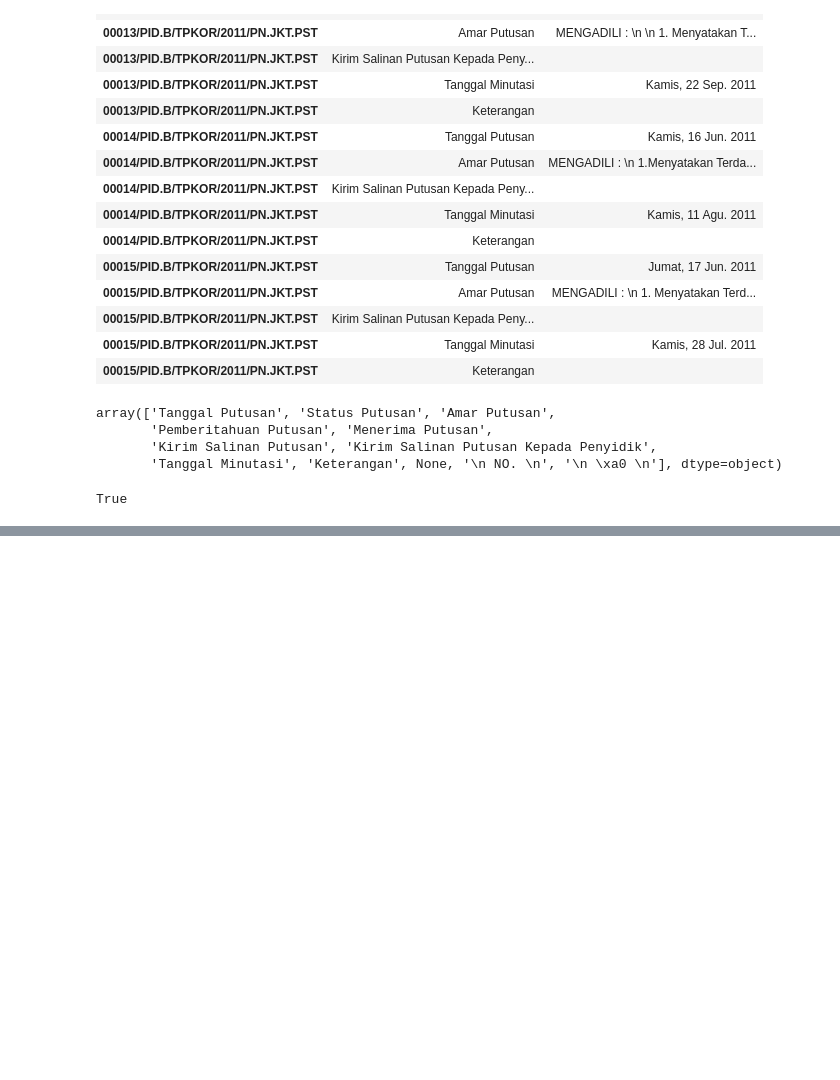
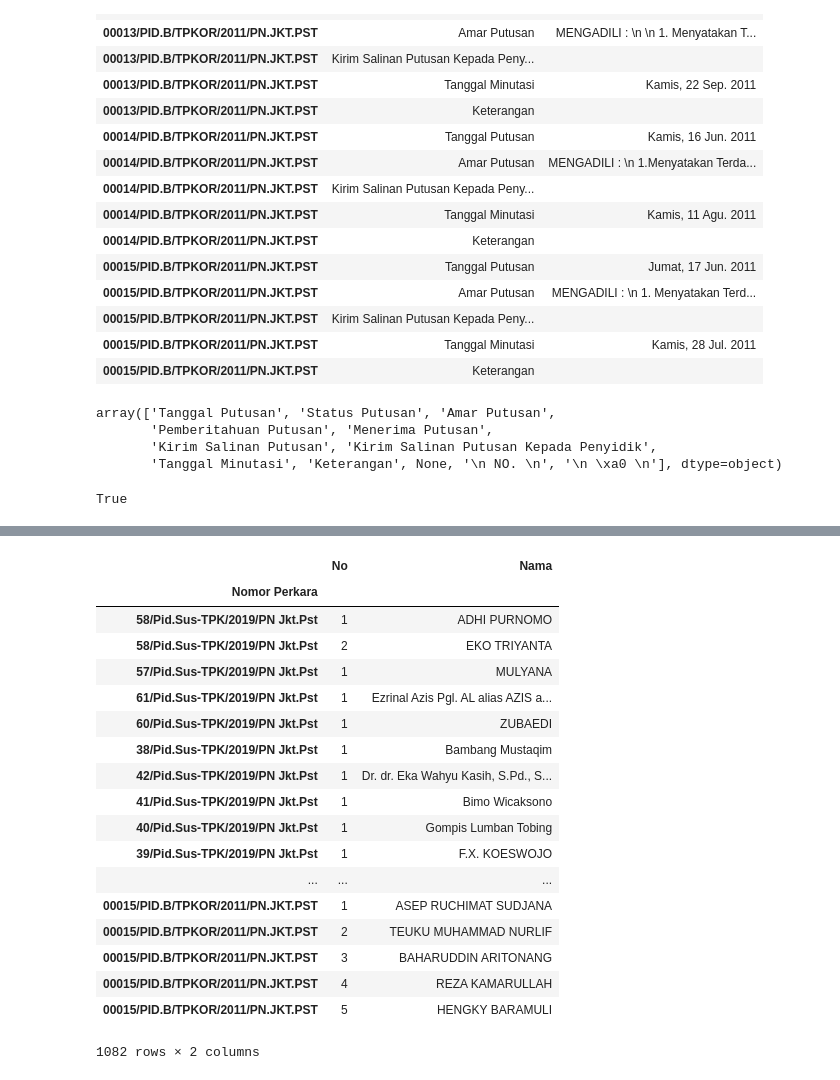
Before and after one commit to akmalf/korupsi_jaksel, a Jupyter notebook: crawl_korupsi_pnjakpus.ipynb, the cells around one changed output, grey strips where cells are left out. Drawn from its saved outputs; the diff is of its cells as text; code cells hidden in the pictures; blank space fills up the shorter version.

```diff
--- a/crawl_korupsi_pnjakpus.ipynb
+++ b/crawl_korupsi_pnjakpus.ipynb
@@ -304,0 +397,22 @@ datax.to_csv('C:/Users/akmal.fadhlurrahman/Documents/personal_stuff/adhoc_judge/
+# %%
+terdakwa_table
+# %% [output]
+|  | No | Nama |
+| Nomor Perkara |  |  |
+| 58/Pid.Sus-TPK/2019/PN Jkt.Pst | 1 | ADHI PURNOMO |
+| 58/Pid.Sus-TPK/2019/PN Jkt.Pst | 2 | EKO TRIYANTA |
+| 57/Pid.Sus-TPK/2019/PN Jkt.Pst | 1 | MULYANA |
+| 61/Pid.Sus-TPK/2019/PN Jkt.Pst | 1 | Ezrinal Azis Pgl. AL alias AZIS a... |
+| 60/Pid.Sus-TPK/2019/PN Jkt.Pst | 1 | ZUBAEDI |
+| 38/Pid.Sus-TPK/2019/PN Jkt.Pst | 1 | Bambang Mustaqim |
+| 42/Pid.Sus-TPK/2019/PN Jkt.Pst | 1 | Dr. dr. Eka Wahyu Kasih, S.Pd., S... |
+| 41/Pid.Sus-TPK/2019/PN Jkt.Pst | 1 | Bimo Wicaksono |
+| 40/Pid.Sus-TPK/2019/PN Jkt.Pst | 1 | Gompis Lumban Tobing |
+| 39/Pid.Sus-TPK/2019/PN Jkt.Pst | 1 | F.X. KOESWOJO |
+| ... | ... | ... |
+| 00015/PID.B/TPKOR/2011/PN.JKT.PST | 1 | ASEP RUCHIMAT SUDJANA |
+| 00015/PID.B/TPKOR/2011/PN.JKT.PST | 2 | TEUKU MUHAMMAD NURLIF |
+| 00015/PID.B/TPKOR/2011/PN.JKT.PST | 3 | BAHARUDDIN ARITONANG |
+| 00015/PID.B/TPKOR/2011/PN.JKT.PST | 4 | REZA KAMARULLAH |
+| 00015/PID.B/TPKOR/2011/PN.JKT.PST | 5 | HENGKY BARAMULI |
+1082 rows × 2 columns
```
Also changed, not shown: parts of 9 cells of this notebook.
